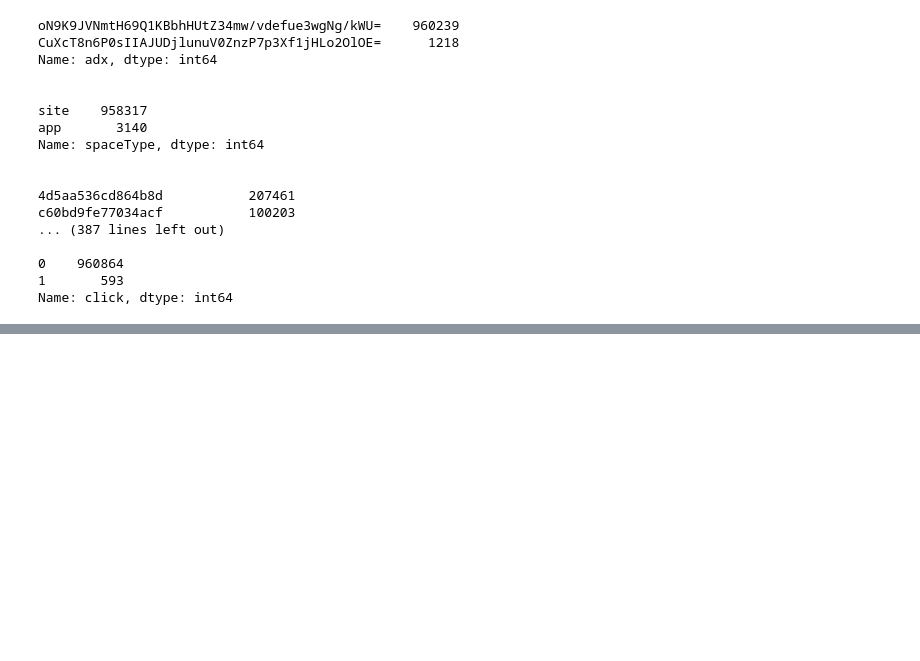
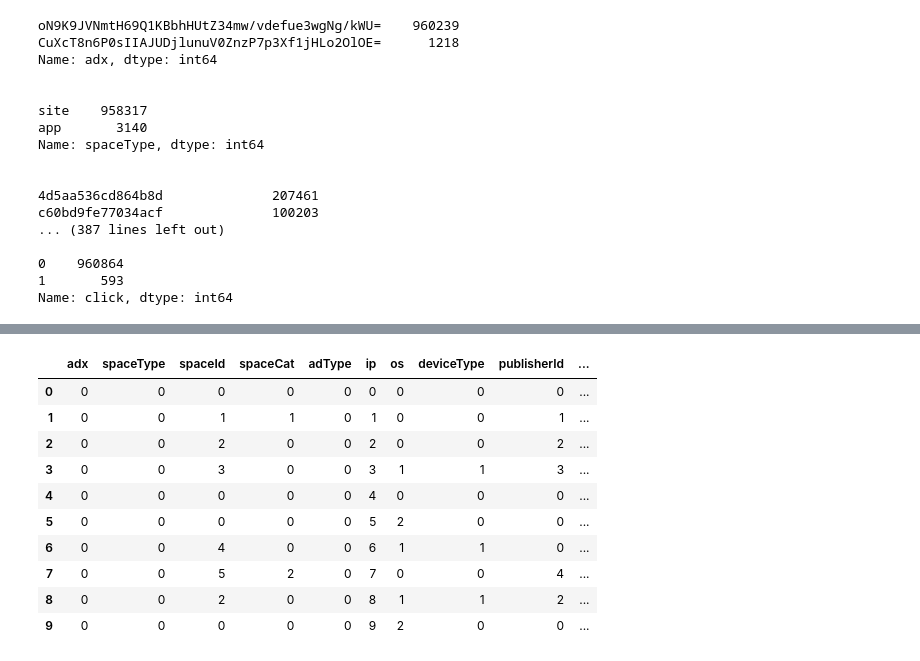
Before and after one commit to Superdanby/AI-Binary-Classification, a Jupyter notebook: Binary Classification.ipynb, the cells around one changed output, grey strips where cells are left out. Saved outputs shown, nothing was run; the diff lists cells and outputs as text; code cells hidden in the pictures; blank space fills up the shorter version.

```diff
--- a/Binary Classification.ipynb
+++ b/Binary Classification.ipynb
@@ -126,0 +294,17 @@ pid.groupby(['publisherId'], as_index=False).agg(aggregator).sort_values(by='cli
+# %%
+# https://stackoverflow.com/questions/39390160/pandas-factorize-on-an-entire-data-frame
+df_trans = all_df.loc[:]
+df_trans = df_trans.apply(lambda x: pd.factorize(x)[0])
+df_trans.head(10)
+# %% [output]
+|  | adx | spaceType | spaceId | spaceCat | adType | ip | os | deviceType | publisherId | ... |
+| 0 | 0 | 0 | 0 | 0 | 0 | 0 | 0 | 0 | 0 | ... |
+| 1 | 0 | 0 | 1 | 1 | 0 | 1 | 0 | 0 | 1 | ... |
+| 2 | 0 | 0 | 2 | 0 | 0 | 2 | 0 | 0 | 2 | ... |
+| 3 | 0 | 0 | 3 | 0 | 0 | 3 | 1 | 1 | 3 | ... |
+| 4 | 0 | 0 | 0 | 0 | 0 | 4 | 0 | 0 | 0 | ... |
+| 5 | 0 | 0 | 0 | 0 | 0 | 5 | 2 | 0 | 0 | ... |
+| 6 | 0 | 0 | 4 | 0 | 0 | 6 | 1 | 1 | 0 | ... |
+| 7 | 0 | 0 | 5 | 2 | 0 | 7 | 0 | 0 | 4 | ... |
+| 8 | 0 | 0 | 2 | 0 | 0 | 8 | 1 | 1 | 2 | ... |
+| 9 | 0 | 0 | 0 | 0 | 0 | 9 | 2 | 0 | 0 | ... |
```
Also changed, not shown: parts of 15 cells of this notebook.
